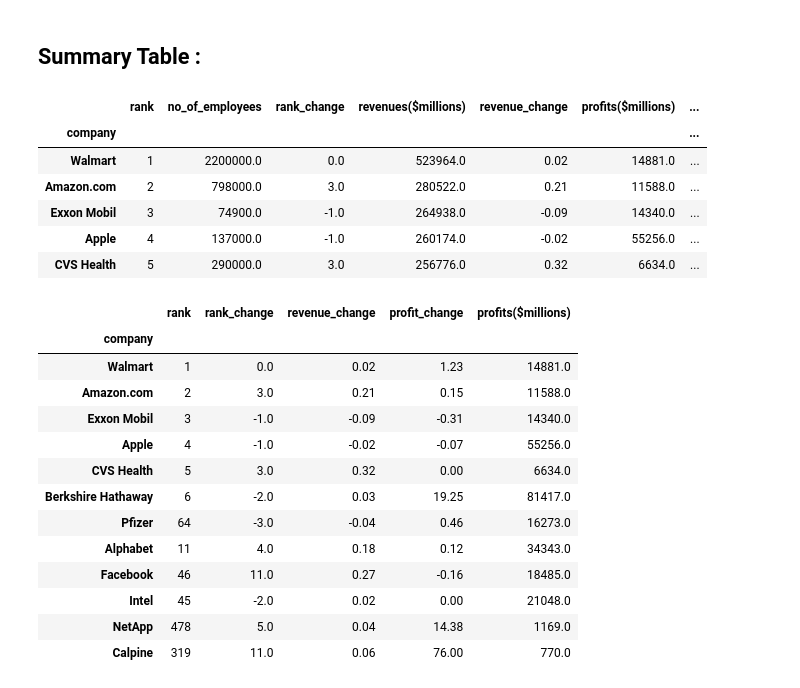
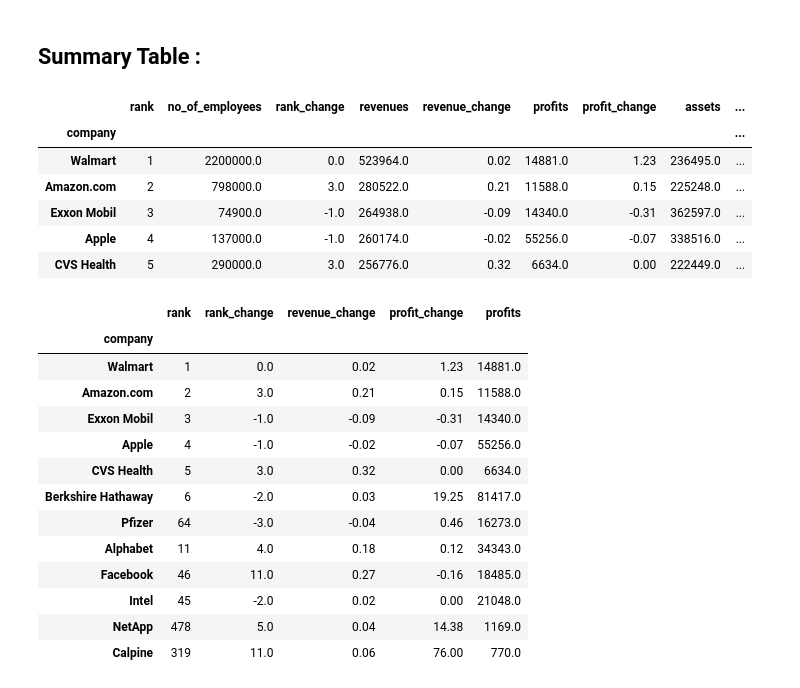
Before and after one commit to iamsrilakshmi/Fortune-500, a Jupyter notebook: Fortune_500.ipynb, the cells around one changed output. Cells and saved outputs as stored; diff of their text form; code cells hidden in the pictures.

```diff
--- a/Fortune_500.ipynb
+++ b/Fortune_500.ipynb
@@ -61,7 +61,7 @@ def remove_comma(x):
   x = x.replace(',','')
   return x
 # %%
-cols_comma_remove = ['no_of_employees','revenues($millions)','profits($millions)','Assets(millions)','market_value' ]
+cols_comma_remove = ['no_of_employees','revenues','profits','assets','market_value' ]
 for i in cols_comma_remove:
   df[i] = df[i].apply(remove_comma)
 # %%
@@ -263,19 +256,19 @@ employees_df[['rank','company','no_of_employees']][-10:]
 df2 = df.set_index('company')
 df2[:5]
 # %% [output]
-|  | rank | no_of_employees | rank_change | revenues($millions) | revenue_change | profits($millions) | ... |
-| company |  |  |  |  |  |  | ... |
-| Walmart | 1 | 2200000.0 | 0.0 | 523964.0 | 0.02 | 14881.0 | ... |
-| Amazon.com | 2 | 798000.0 | 3.0 | 280522.0 | 0.21 | 11588.0 | ... |
-| Exxon Mobil | 3 | 74900.0 | -1.0 | 264938.0 | -0.09 | 14340.0 | ... |
-| Apple | 4 | 137000.0 | -1.0 | 260174.0 | -0.02 | 55256.0 | ... |
-| CVS Health | 5 | 290000.0 | 3.0 | 256776.0 | 0.32 | 6634.0 | ... |
+|  | rank | no_of_employees | rank_change | revenues | revenue_change | profits | profit_change | assets | ... |
+| company |  |  |  |  |  |  |  |  | ... |
+| Walmart | 1 | 2200000.0 | 0.0 | 523964.0 | 0.02 | 14881.0 | 1.23 | 236495.0 | ... |
+| Amazon.com | 2 | 798000.0 | 3.0 | 280522.0 | 0.21 | 11588.0 | 0.15 | 225248.0 | ... |
+| Exxon Mobil | 3 | 74900.0 | -1.0 | 264938.0 | -0.09 | 14340.0 | -0.31 | 362597.0 | ... |
+| Apple | 4 | 137000.0 | -1.0 | 260174.0 | -0.02 | 55256.0 | -0.07 | 338516.0 | ... |
+| CVS Health | 5 | 290000.0 | 3.0 | 256776.0 | 0.32 | 6634.0 | 0.00 | 222449.0 | ... |
 # %%
 summary_list = ['Walmart','Amazon.com','Exxon Mobil','Apple','CVS Health','Berkshire Hathaway',
                 'Pfizer','Alphabet','Facebook','Intel','NetApp','Calpine']
-df2.loc[summary_list,['rank','rank_change','revenue_change','profit_change','profits($millions)']]
+df2.loc[summary_list,['rank','rank_change','revenue_change','profit_change','profits']]
 # %% [output]
-|  | rank | rank_change | revenue_change | profit_change | profits($millions) |
+|  | rank | rank_change | revenue_change | profit_change | profits |
 | company |  |  |  |  |  |
 | Walmart | 1 | 0.0 | 0.02 | 1.23 | 14881.0 |
 | Amazon.com | 2 | 3.0 | 0.21 | 0.15 | 11588.0 |
```
Also changed, not shown: parts of 12 cells of this notebook.
